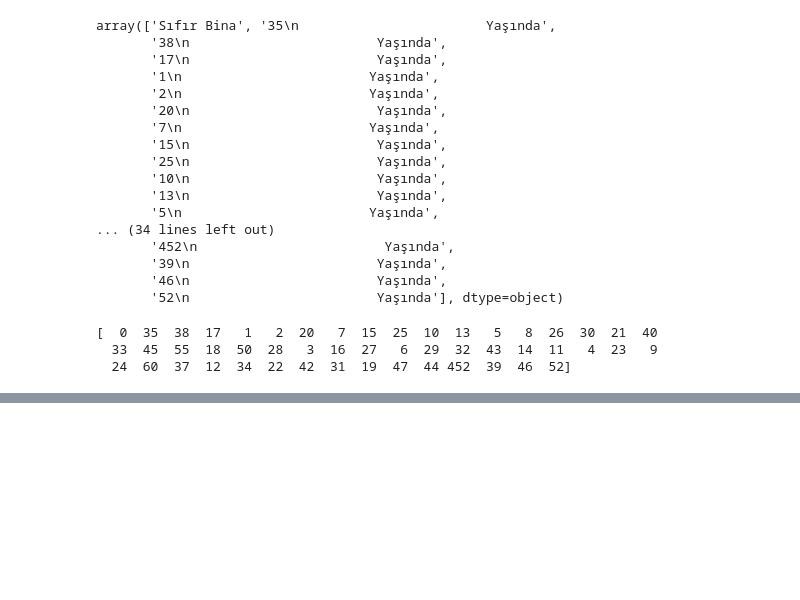
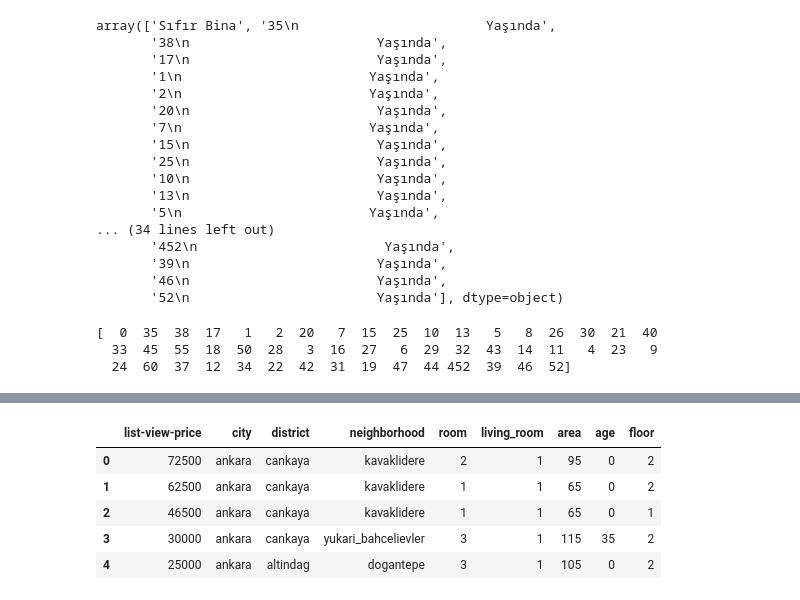
Before and after one commit to bakituncher/homerent, a Jupyter notebook: veriayıklama.ipynb, the cells around one changed output, grey strips where cells are left out. Drawn from its saved outputs; the diff is of its cells as text; code cells hidden in the pictures; blank space fills up the shorter version.

```diff
--- a/veriayıklama.ipynb
+++ b/veriayıklama.ipynb
@@ -287,0 +307,25 @@ print(df["age"].unique())
+# %%
+replace_dict = {
+    'Kot 2': '-2. Kat',
+    'Kot 1': '-1. Kat',
+    'Yüksek Giriş': '1. Kat',
+    'Ara Kat': '3. Kat',
+    'En Üst Kat': '5. Kat',
+    'Bahçe Katı': '0. Kat',
+    'Yarı Bodrum': '0. Kat',
+    'Bodrum': '0. Kat',
+    'Kot 3': '-3. Kat',
+    'Çatı Katı': '5. Kat',
+    'Zemin': '0. Kat',
+    'Giriş Katı': '0. Kat',
+    'Villa Katı': '0. Kat',
+    '21 ve üzeri': '21. Kat',
+    'Bodrum ve Zemin': '0. Kat',
+    'Tripleks': '0. Kat',
+    'Teras Katı': '5. Kat',
+    'nan': '2. Kat',
+}
+
+df['celly 4'] = df['celly 4'].fillna('2. Kat')
+df['celly 4'] = df['celly 4'].replace(replace_dict.keys(), replace_dict.values()).astype(str)
+df['floor'] = df['celly 4'].apply(lambda x: x.split('.')[0]).astype(int)
@@ -287,0 +340,9 @@ print(df["age"].unique())
+# %%
+df.head()
+# %% [output]
+|  | list-view-price | city | district | neighborhood | room | living_room | area | age | floor |
+| 0 | 72500 | ankara | cankaya | kavaklidere | 2 | 1 | 95 | 0 | 2 |
+| 1 | 62500 | ankara | cankaya | kavaklidere | 1 | 1 | 65 | 0 | 2 |
+| 2 | 46500 | ankara | cankaya | kavaklidere | 1 | 1 | 65 | 0 | 1 |
+| 3 | 30000 | ankara | cankaya | yukari_bahcelievler | 3 | 1 | 115 | 35 | 2 |
+| 4 | 25000 | ankara | altindag | dogantepe | 3 | 1 | 105 | 0 | 2 |
```
Also changed, not shown: parts of 12 cells of this notebook, 1 other file.
